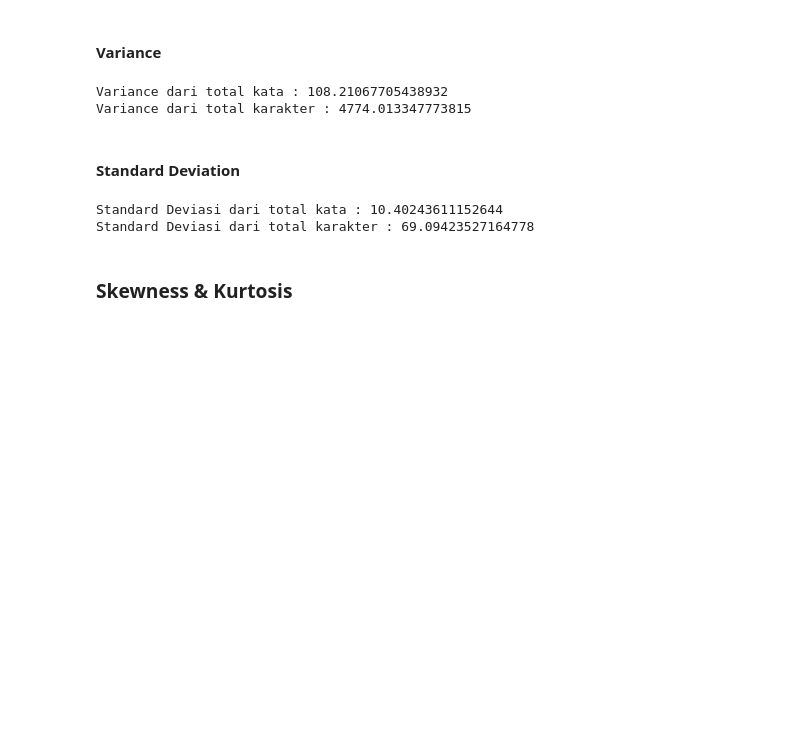
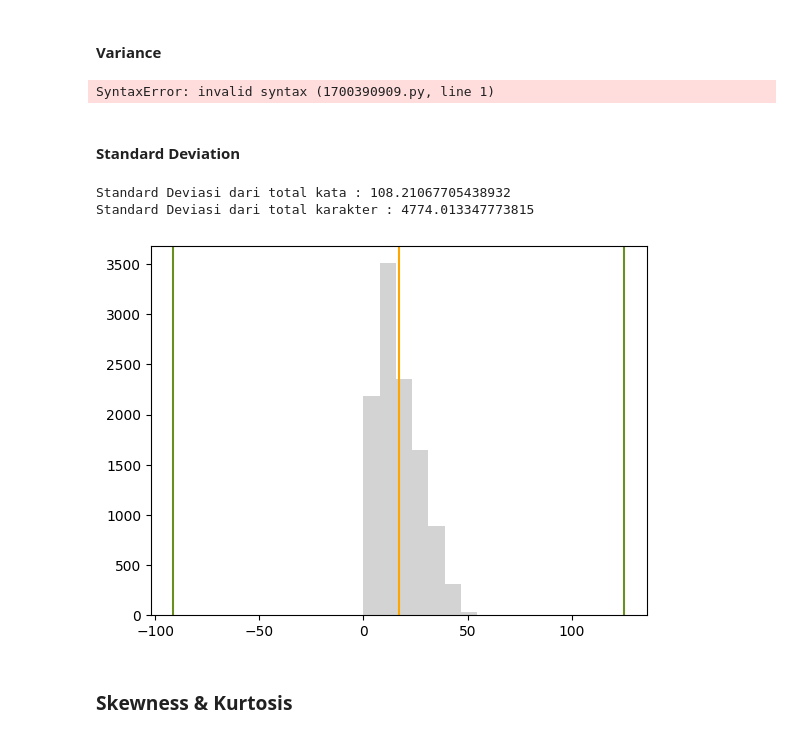
Before and after one commit to taufiqrohmand/Sentiment-Analysis, a Jupyter notebook: Analysis.ipynb, the cells around one changed output. Cells and saved outputs as stored; diff of their text form; code cells hidden in the pictures; blank space fills up the shorter version.

```diff
--- a/Analysis.ipynb
+++ b/Analysis.ipynb
@@ -207,19 +207,30 @@ ada outlier pada batas atas
 # %% [markdown]
 #### Variance
 # %%
+var_word =
+
 print(f"Variance dari total kata : {traints['total_word'].var()}")
 print(f"Variance dari total karakter : {traints['total_char'].var()}")
 # %% [output]
-Variance dari total kata : 108.21067705438932
-Variance dari total karakter : 4774.013347773815
+SyntaxError: invalid syntax (1700390909.py, line 1)
 # %% [markdown]
 #### Standard Deviation
 # %%
-print(f"Standard Deviasi dari total kata : {traints['total_word'].std()}")
-print(f"Standard Deviasi dari total karakter : {traints['total_char'].std()}")
+sdv_word = traints['total_word'].var()
+sdv_char = traints['total_char'].var()
+print(f"Standard Deviasi dari total kata : {sdv_word}")
+print(f"Standard Deviasi dari total karakter : {sdv_char}")
 # %% [output]
-Standard Deviasi dari total kata : 10.40243611152644
-Standard Deviasi dari total karakter : 69.09423527164778
+Standard Deviasi dari total kata : 108.21067705438932
+Standard Deviasi dari total karakter : 4774.013347773815
+# %%
+fig, ax = plt.subplots()
+plt.axvline(x = total_word_mean, color='orange')
+plt.axvline(x = total_word_mean+sdv_word, color='olivedrab')
+plt.axvline(x = total_word_mean-sdv_word, color='olivedrab')
+_ = plt.hist(traints.total_word, color = 'lightgray')
+# %% [output]
+[figure, added]
 # %% [markdown]
 ### Skewness & Kurtosis
 # %%
```
Also changed, not shown: parts of 1 cell of this notebook.
